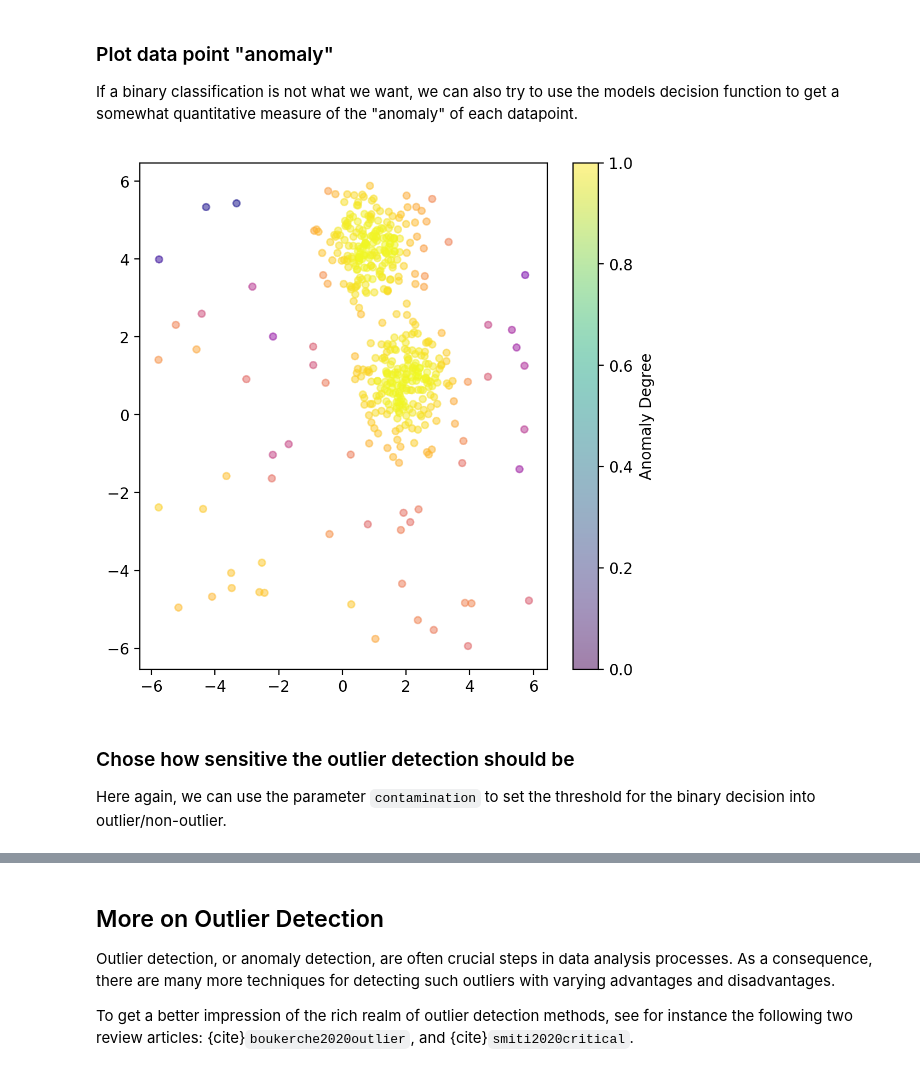
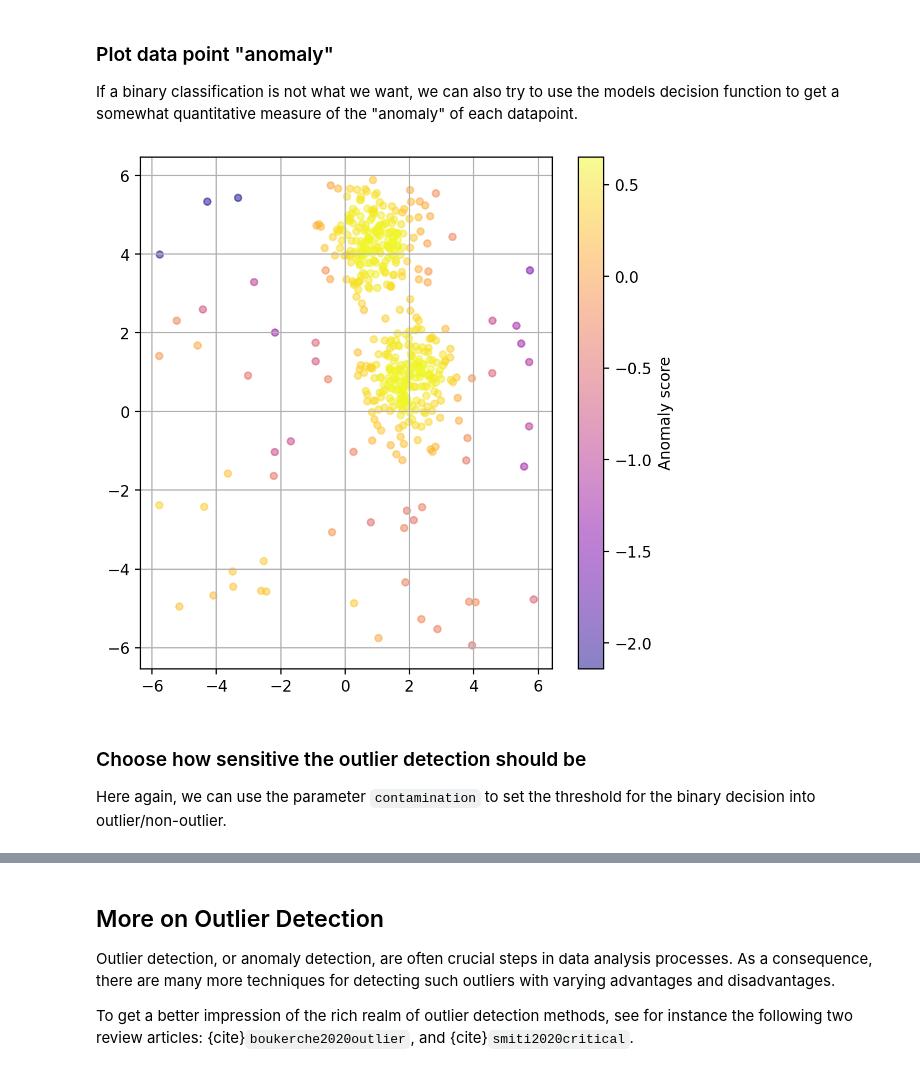
Before and after one commit to florian-huber/data_science_course, a Jupyter notebook: notebooks/13_introduction_outlier_detection.ipynb, the cells around one changed output, grey strips where cells are left out. Cells and saved outputs as stored; diff of their text form; code cells hidden in the pictures.

```diff
--- a/notebooks/13_introduction_outlier_detection.ipynb
+++ b/notebooks/13_introduction_outlier_detection.ipynb
@@ -138,7 +167,8 @@ The actual underlying anomaly degree is not affected, as the plot below shows.
 outlier_classifications = []
 anomaly_degrees = []
 
-for contamination in [0.01, 0.1, 0.2, 0.4]:
+contaminations = [0.01, 0.1, 0.2, 0.4]
+for contamination in contaminations:
 
     # Create the model
     iso_forest = IsolationForest(
@@ -285,20 +446,21 @@ lof.fit(X)
 anomaly_prediction = lof.decision_function(X)
 # %%
 fig, ax = plt.subplots(figsize=(6, 6), dpi=200)
-ax.scatter(X[:, 0], X[:, 1],
-           c=anomaly_prediction, cmap="plasma",
-           alpha=0.5,
-           s=20)
+scatter = ax.scatter(
+    X[:, 0], X[:, 1],
+    c=anomaly_prediction, cmap="plasma",
+    alpha=0.5,
+    s=20
+)
 
-# Adding a colorbar
 cbar = plt.colorbar(scatter, ax=ax)
-cbar.set_label('Anomaly Degree')
+cbar.set_label("Anomaly score")
 plt.grid(True)
 plt.show()
 # %% [output]
-[figure, old version]
+[figure, new version]
 # %% [markdown]
-### Chose how sensitive the outlier detection should be
+### Choose how sensitive the outlier detection should be
 
 Here again, we can use the parameter `contamination` to set the threshold for the binary decision into outlier/non-outlier.
 # %%
```
Also changed, not shown: parts of 14 cells of this notebook.
